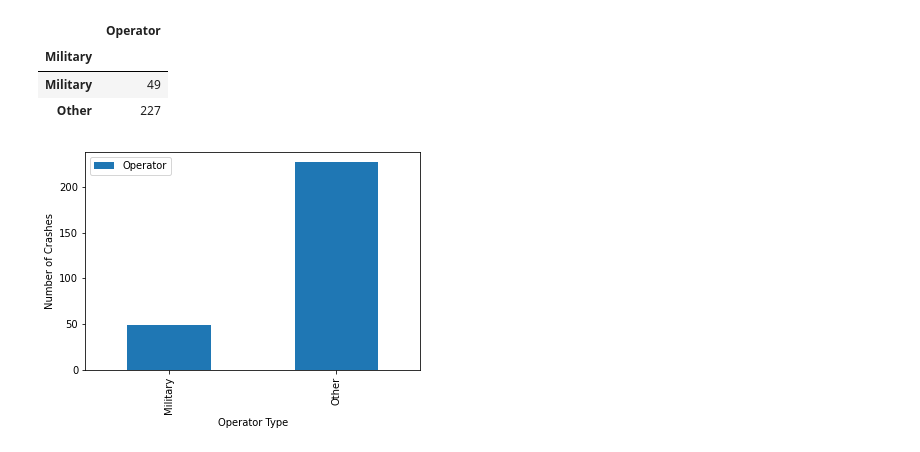
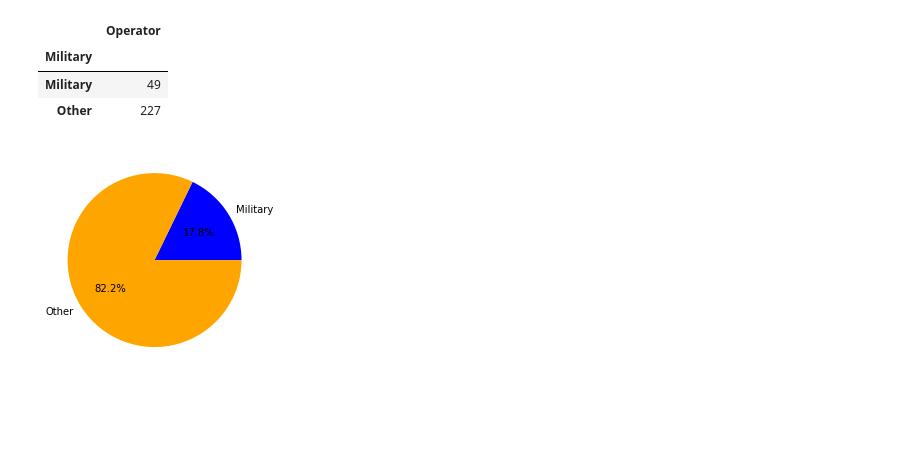
Before and after one commit to nahidfarzad8751/project_one, a Jupyter notebook: Nahid.ipynb, the cells around one changed output. Cells and saved outputs as stored; diff of their text form; code cells hidden in the pictures; blank space fills up the shorter version.

```diff
--- a/Nahid.ipynb
+++ b/Nahid.ipynb
@@ -226,12 +229,17 @@ table2
 | Military |  |
 | Military | 49 |
 | Other | 227 |
-# %%
-# bar chart for the past ten years
-
-table2.plot(kind = "bar")
-plt.xlabel("Operator Type")
-plt.ylabel("Number of Crashes")
-plt.show()
-# %% [output]
-[figure, removed]
+# %%
+
+
+#Pie chart demonstrateing military crashes from 2009-2019
+
+labels = ["Military","Other"]
+
+sizes = [17.8, 82.2]
+
+colors = ["blue","orange"]
+
+plt.pie(sizes, labels=labels, colors = colors, autopct="%.1f%%" );
+# %% [output]
+[figure, added]
```
Also changed, not shown: parts of 2 cells of this notebook.
